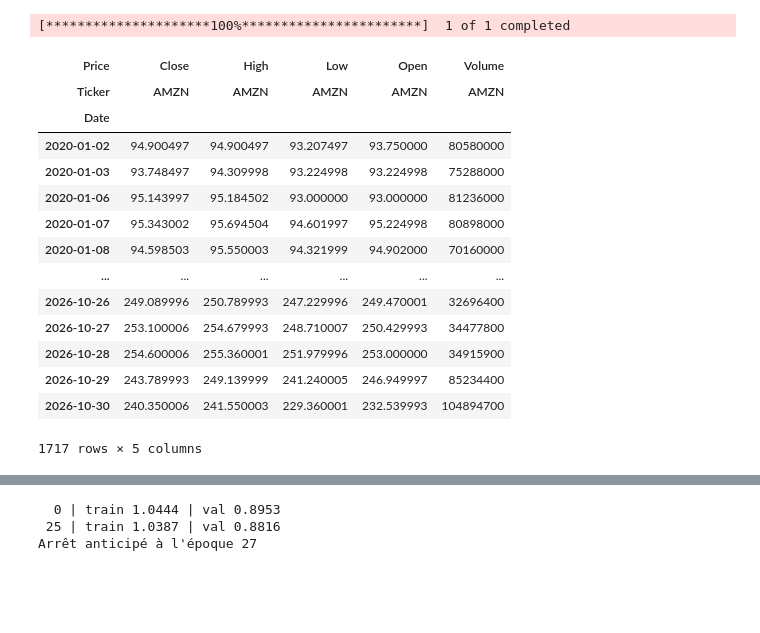
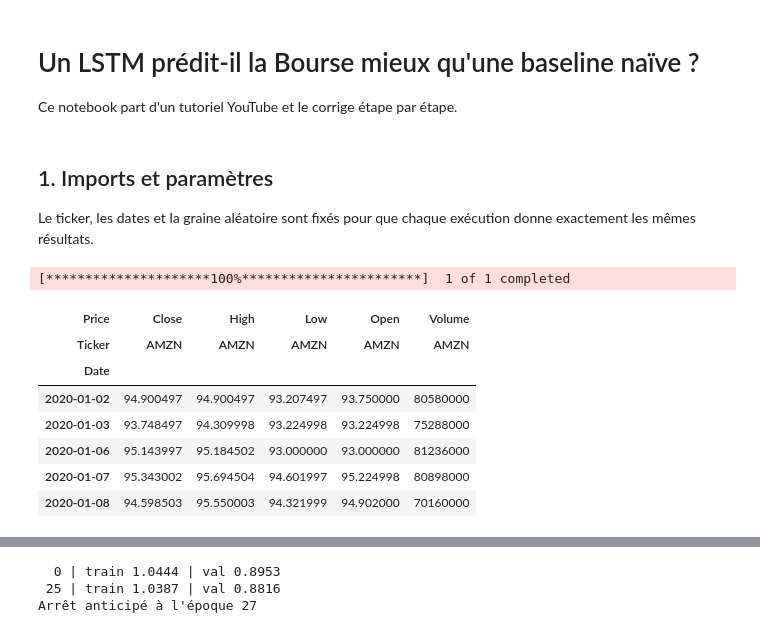
Before and after one commit to nsellal/FinancePred, a Jupyter notebook: financePred.ipynb, the cells around one changed output, grey strips where cells are left out. Cells and saved outputs as stored; diff of their text form; code cells hidden in the pictures; blank space fills up the shorter version.

Commit message:
Documente le notebook et retire les cellules de debug

```diff
--- a/financePred.ipynb
+++ b/financePred.ipynb
@@ -8,3 +1,11 @@ print(torch.__version__)
+# %% [markdown]
+# Un LSTM prédit-il la Bourse mieux qu'une baseline naïve ?
+
+Ce notebook part d'un tutoriel YouTube et le corrige étape par étape.
+# %% [markdown]
+## 1. Imports et paramètres
+
+Le ticker, les dates et la graine aléatoire sont fixés pour que chaque exécution donne exactement les mêmes résultats.
 # %%
 import numpy as np
 import pandas as pd
@@ -32,21 +33,14 @@ df = yf.download(ticker, start=date, end=end_date)
 # %% [output]
 [*********************100%***********************]  1 of 1 completed
 # %%
-df
+df.head()
 # %% [output]
 | Price | Close | High | Low | Open | Volume |
 | Ticker | AMZN | AMZN | AMZN | AMZN | AMZN |
 | Date |  |  |  |  |  |
 | 2020-01-02 | 94.900497 | 94.900497 | 93.207497 | 93.750000 | 80580000 |
 | 2020-01-03 | 93.748497 | 94.309998 | 93.224998 | 93.224998 | 75288000 |
 | 2020-01-06 | 95.143997 | 95.184502 | 93.000000 | 93.000000 | 81236000 |
 | 2020-01-07 | 95.343002 | 95.694504 | 94.601997 | 95.224998 | 80898000 |
 | 2020-01-08 | 94.598503 | 95.550003 | 94.321999 | 94.902000 | 70160000 |
-| ... | ... | ... | ... | ... | ... |
-| 2026-10-26 | 249.089996 | 250.789993 | 247.229996 | 249.470001 | 32696400 |
-| 2026-10-27 | 253.100006 | 254.679993 | 248.710007 | 250.429993 | 34477800 |
-| 2026-10-28 | 254.600006 | 255.360001 | 251.979996 | 253.000000 | 34915900 |
-| 2026-10-29 | 243.789993 | 249.139999 | 241.240005 | 246.949997 | 85234400 |
-| 2026-10-30 | 240.350006 | 241.550003 | 229.360001 | 232.539993 | 104894700 |
-1717 rows × 5 columns
 # %%
```
Also changed, not shown: parts of 28 cells of this notebook.
